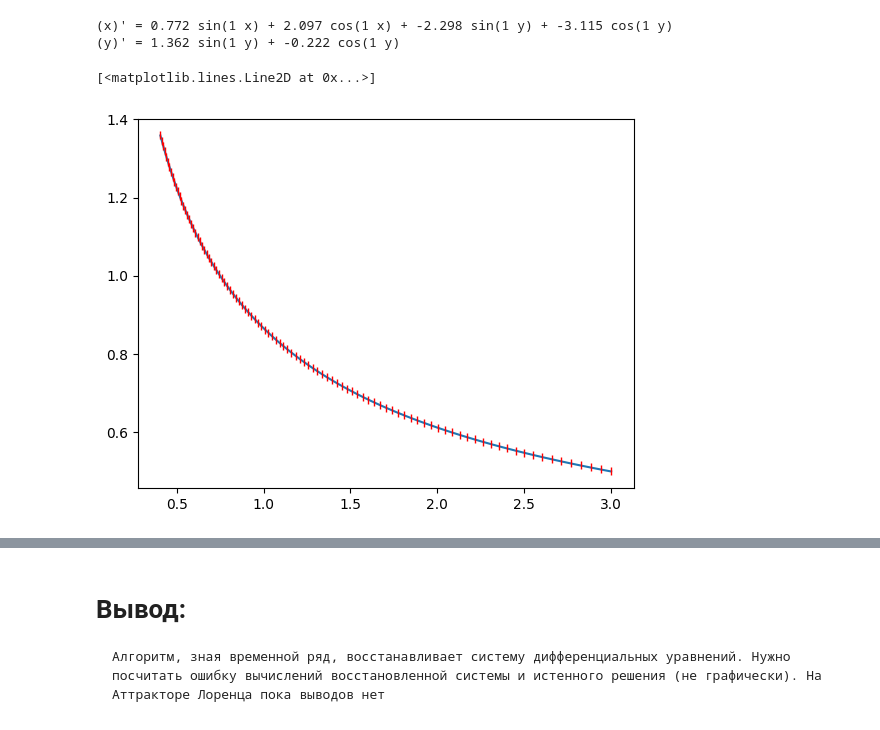
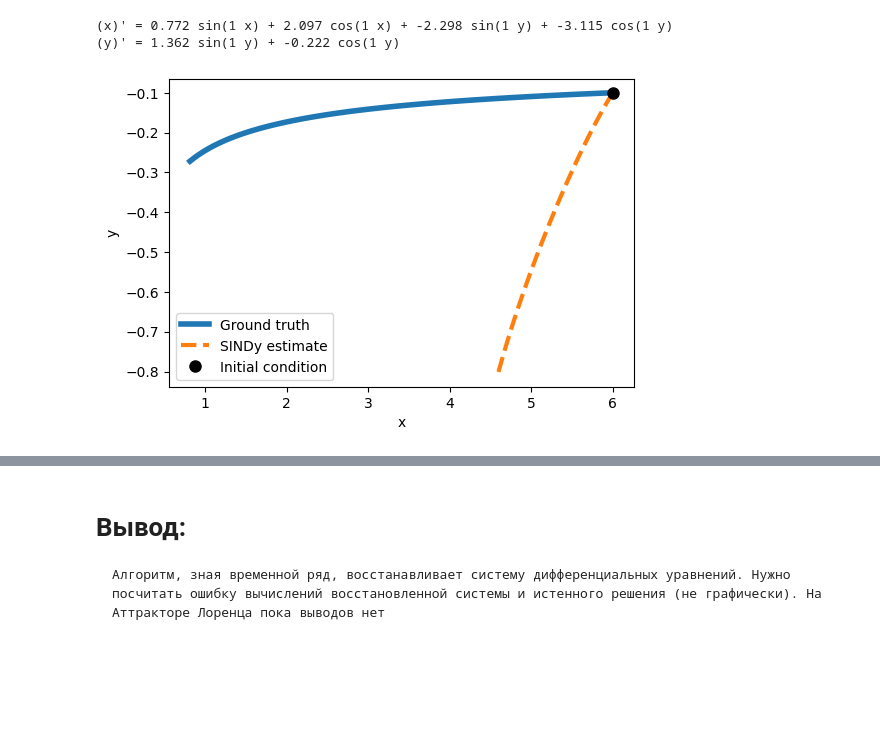
Before and after one commit to sadjumb/Scientific_non_linear_System, a Jupyter notebook: Samples_algo_SINDy.ipynb, the cells around one changed output, grey strips where cells are left out. Saved outputs shown, nothing was run; the diff lists cells and outputs as text; code cells hidden in the pictures; blank space fills up the shorter version.

```diff
--- a/Samples_algo_SINDy.ipynb
+++ b/Samples_algo_SINDy.ipynb
@@ -29,7 +33,7 @@ print(X[0:7])
 # %%
 model = ps.SINDy(
     differentiation_method=ps.FiniteDifference(order=2),
-    feature_library=ps.FourierLibrary(),
+    feature_library=ps.FourierLibrary(1),
     optimizer=ps.STLSQ(threshold=0.2),
     feature_names=["x", "y"]
 )
@@ -45,15 +45,8 @@ def func(t, X):
-# %%
-res = scipy.integrate.solve_ivp(func, [0, 1], (3, 0.5), 'RK45', t)
-plt.plot(res.y[0], res.y[1])
-plt.plot(x, y, 'r|')
-# %% [output]
-[<matplotlib.lines.Line2D at 0x...>]
-[figure, removed]
 # %%
-def plot_simulation(model, x0, y0, t=np.linspace(0, 1, 100), true_sol = None): # using true_sol as numerical solution
+def plot_simulation(model, func, x0, y0, t=np.linspace(0, 1, 100)): # using true_sol as numerical solution
     plt.figure(figsize=(6, 4))
-    if len(true_sol) != 0:
-        plt.plot(true_sol[0], true_sol[1], label="Ground truth", linewidth=4)
+    true_sol = scipy.integrate.solve_ivp(func, (t[0], t[-1]), (x0, y0), "RK45", t).y
+    plt.plot(true_sol[0], true_sol[1], label="Ground truth", linewidth=4)
     sim = model.simulate([x0, y0], t=t)
     #print(sim)
     plt.plot(sim[:, 0], sim[:, 1], "--", label="SINDy estimate", linewidth=3)
@@ -62,3 +55,7 @@ def plot_simulation(model, x0, y0, t=np.linspace(0, 1, 100), true_sol = None): #
     plt.ylabel("y")
     plt.legend()
     plt.show()
+# %%
+plot_simulation(model, func, 6, -0.1, t)
+# %% [output]
+[figure, added]
```
Also changed, not shown: parts of 24 cells of this notebook.
